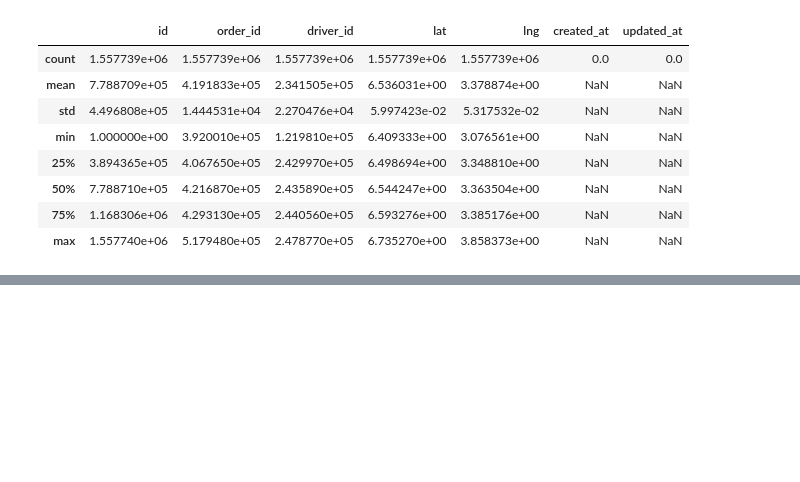
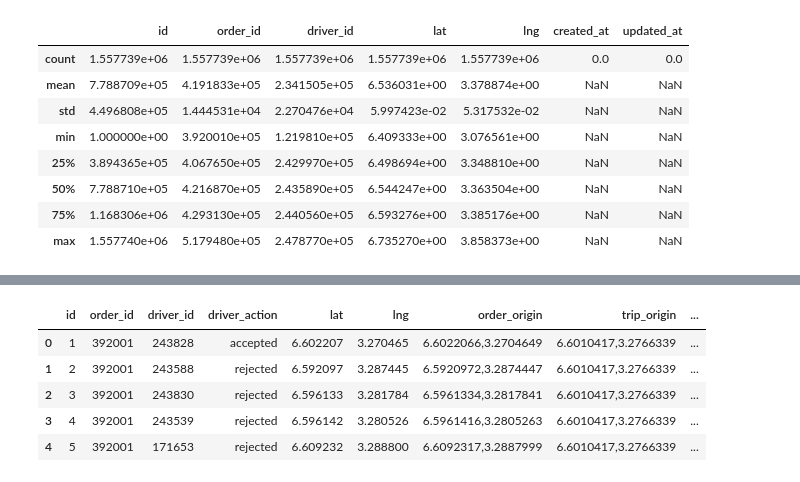
Before and after one commit to yonamg/Causal_Inference_Model, a Jupyter notebook: notebook/Causal_EDA.ipynb, the cells around one changed output, grey strips where cells are left out. Drawn from its saved outputs; the diff is of its cells as text; code cells hidden in the pictures; blank space fills up the shorter version.

Commit message:
clean data

```diff
--- a/notebook/Causal_EDA.ipynb
+++ b/notebook/Causal_EDA.ipynb
@@ -212,3 +212,7 @@ df.describe()
 | 50% | 7.788710e+05 | 4.216870e+05 | 2.435890e+05 | 6.544247e+00 | 3.363504e+00 | NaN | NaN |
 | 75% | 1.168306e+06 | 4.293130e+05 | 2.440560e+05 | 6.593276e+00 | 3.385176e+00 | NaN | NaN |
 | max | 1.557740e+06 | 5.179480e+05 | 2.478770e+05 | 6.735270e+00 | 3.858373e+00 | NaN | NaN |
+# %%
+clean_df = prep.drop_column(df,['created_at', 'updated_at'])
+clean_df.dropna()
+clean_df.info()
@@ -214,0 +238,9 @@ df.describe()
+# %%
+clean_df.head()
+# %% [output]
+|  | id | order_id | driver_id | driver_action | lat | lng | order_origin | trip_origin | ... |
+| 0 | 1 | 392001 | 243828 | accepted | 6.602207 | 3.270465 | 6.6022066,3.2704649 | 6.6010417,3.2766339 | ... |
+| 1 | 2 | 392001 | 243588 | rejected | 6.592097 | 3.287445 | 6.5920972,3.2874447 | 6.6010417,3.2766339 | ... |
+| 2 | 3 | 392001 | 243830 | rejected | 6.596133 | 3.281784 | 6.5961334,3.2817841 | 6.6010417,3.2766339 | ... |
+| 3 | 4 | 392001 | 243539 | rejected | 6.596142 | 3.280526 | 6.5961416,3.2805263 | 6.6010417,3.2766339 | ... |
+| 4 | 5 | 392001 | 171653 | rejected | 6.609232 | 3.288800 | 6.6092317,3.2887999 | 6.6010417,3.2766339 | ... |
```
Also changed, not shown: parts of 1 cell of this notebook.
